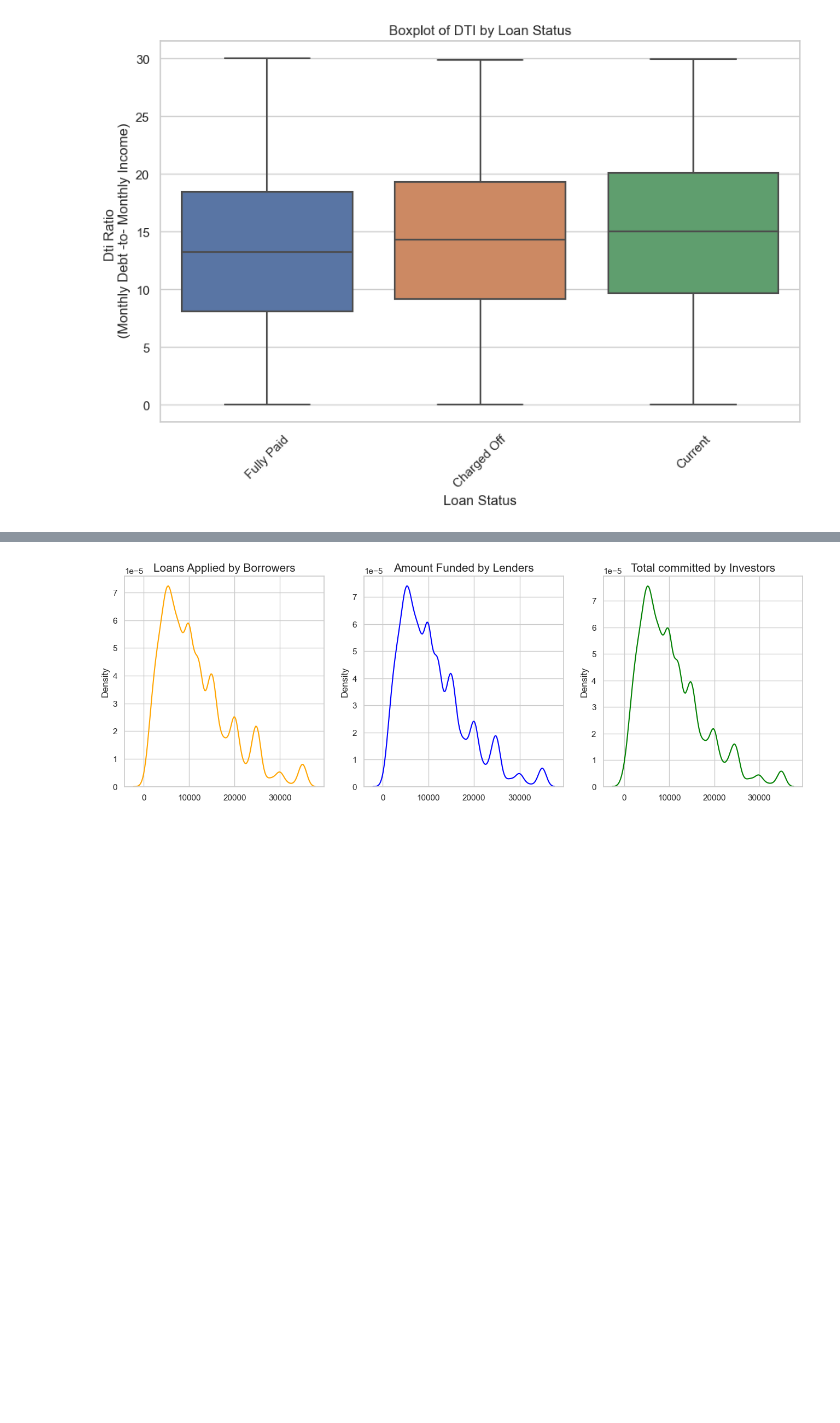
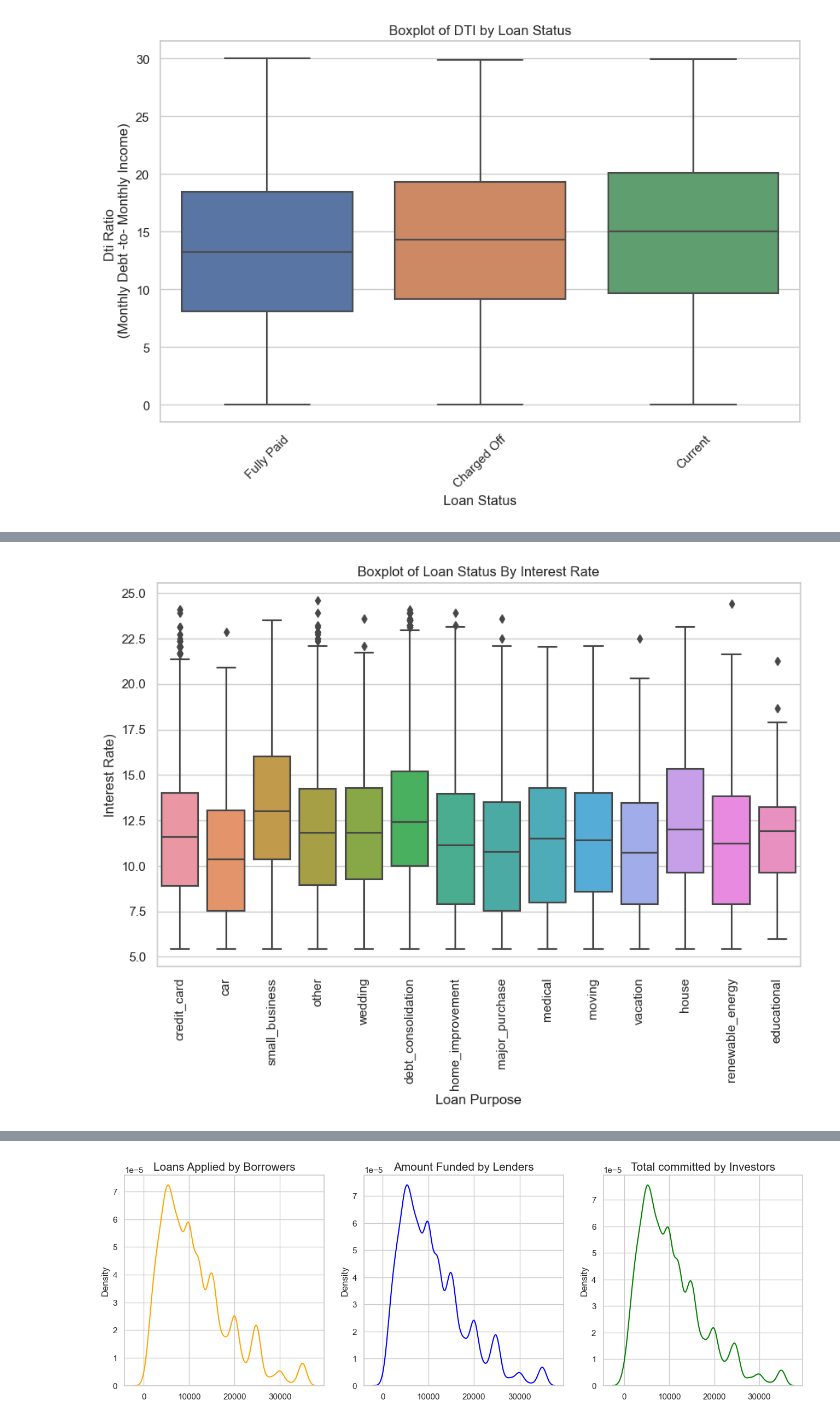
Before and after one commit to gauravtyagi02/lendingclubcasestudy, a Jupyter notebook: LendingCaseClubStudy.ipynb, the cells around one changed output, grey strips where cells are left out. Cells and saved outputs as stored; diff of their text form; code cells hidden in the pictures; blank space fills up the shorter version.

```diff
--- a/LendingCaseClubStudy.ipynb
+++ b/LendingCaseClubStudy.ipynb
@@ -122,11 +192,9 @@ plt.show()
 # %%
-interestrateAnalysis=relevantColumns[['loan_status','int_rate']]
+interestrateAnalysis=relevantColumns[['loan_status','intrt_without_percent_sign','purpose']]
 
-# data cleaning removing % sign from interest rate
-interestrateAnalysis['int_rate']=interestrateAnalysis['int_rate'].str.rstrip('%').astype(float)
 sns.set(style="whitegrid")
 plt.figure(figsize=(10, 6))
-sns.boxplot(data=interestrateAnalysis, x="loan_status", y="int_rate")
+sns.boxplot(data=interestrateAnalysis, x="loan_status", y="intrt_without_percent_sign")
 plt.xlabel("Loan Status")
 plt.ylabel("Interest Rate)")
 plt.title("Boxplot of Loan Status By Interest Rate")
@@ -283 +378,12 @@ See the caveats in the documentation: https://pandas.pydata.org/pandas-docs/stab
+# %%
+sns.set(style="whitegrid")
+plt.figure(figsize=(10, 6))
+sns.boxplot(data=interestrateAnalysis, x="purpose", y="intrt_without_percent_sign")
+plt.xlabel("Loan Purpose")
+plt.ylabel("Interest Rate)")
+plt.title("Boxplot of Loan Status By Interest Rate")
+plt.xticks(rotation=90)
+plt.show()
+# %% [output]
+[figure, added]
 # %% [markdown]
```
Also changed, not shown: parts of 26 cells of this notebook.
